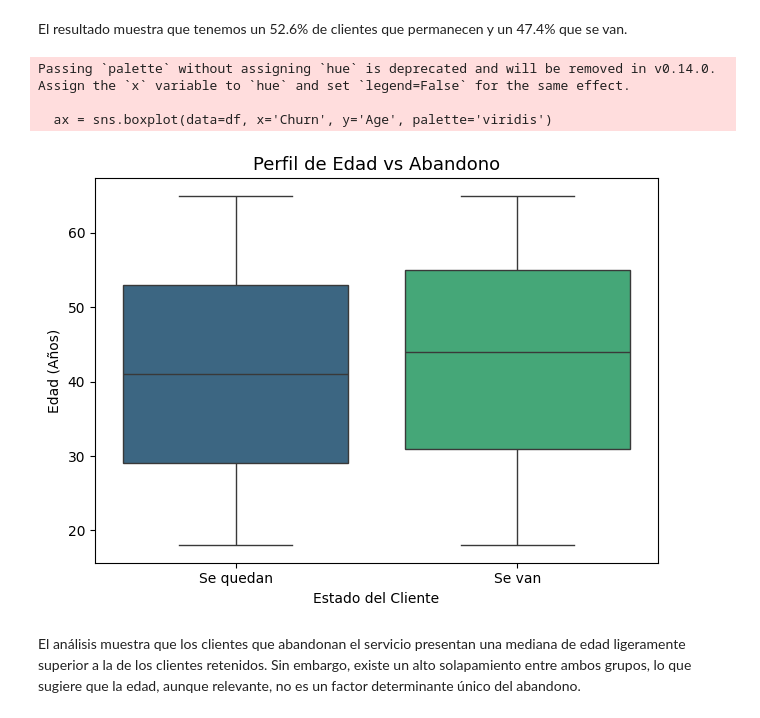
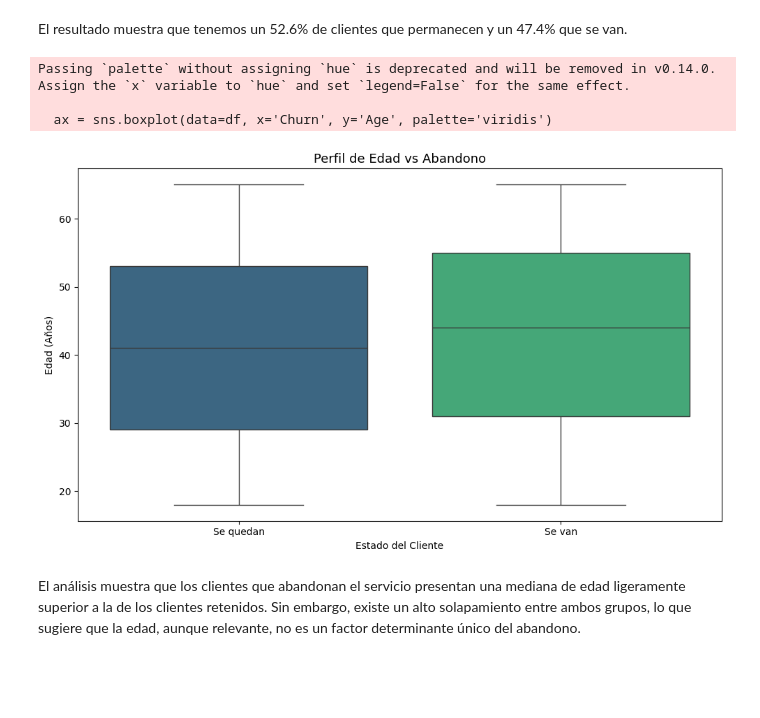
Before and after one commit to BrianSilenT/churninsight-hackaton, a Jupyter notebook: data-science/notebooks/churn.ipynb, the cells around one changed output. Saved outputs shown, nothing was run; the diff lists cells and outputs as text; code cells hidden in the pictures; blank space fills up the shorter version.

```diff
--- a/data-science/notebooks/churn.ipynb
+++ b/data-science/notebooks/churn.ipynb
@@ -177,21 +177,22 @@ Name: proportion, dtype: float64
 # %% [markdown]
 El resultado muestra que tenemos un 52.6% de clientes que permanecen y un 47.4% que se van.
 # %%
-# Información del estado actual del clienteplt.figure(figsize=(10, 6))
+# Información del estado actual del cliente
+plt.figure(figsize=(10, 6))
 ax = sns.boxplot(data=df, x='Churn', y='Age', palette='viridis')
 
 ax.set_title('Perfil de Edad vs Abandono', fontsize=13)
 ax.set_xlabel('Estado del Cliente')
 ax.set_ylabel('Edad (Años)')
 ax.set_xticklabels(['Se quedan', 'Se van'])
 
 plt.tight_layout()
 plt.show()
 # %% [output]
 Passing `palette` without assigning `hue` is deprecated and will be removed in v0.14.0. Assign the `x` variable to `hue` and set `legend=False` for the same effect.
 
   ax = sns.boxplot(data=df, x='Churn', y='Age', palette='viridis')
-[figure, old version]
+[figure, new version]
 # %% [markdown]
 El análisis muestra que los clientes que abandonan el servicio presentan una mediana de edad ligeramente superior a la de los clientes retenidos. Sin embargo, existe un alto solapamiento entre ambos grupos, lo que sugiere que la edad, aunque relevante, no es un factor determinante único del abandono.
 # %%
```
Also changed, not shown: parts of 16 cells of this notebook.
